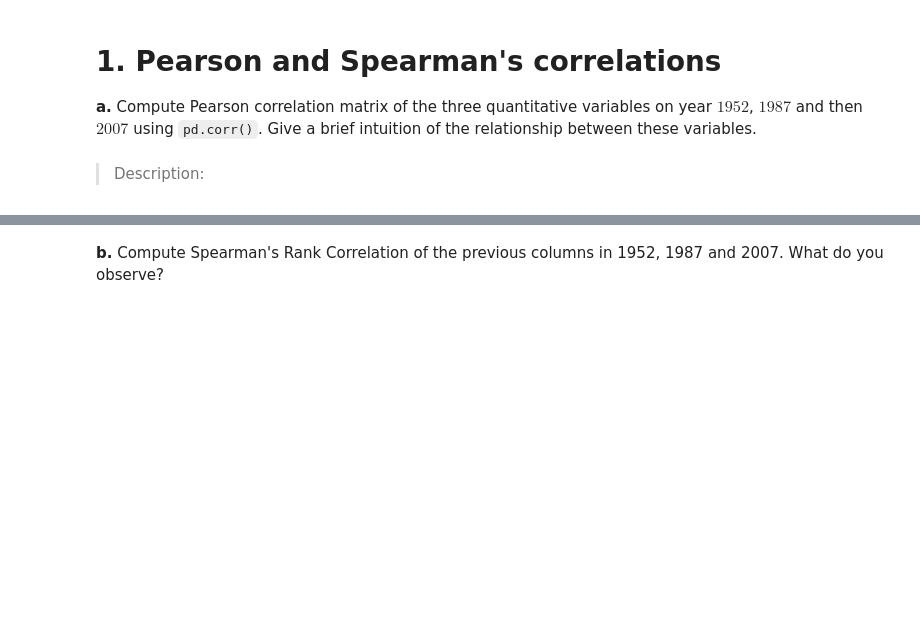
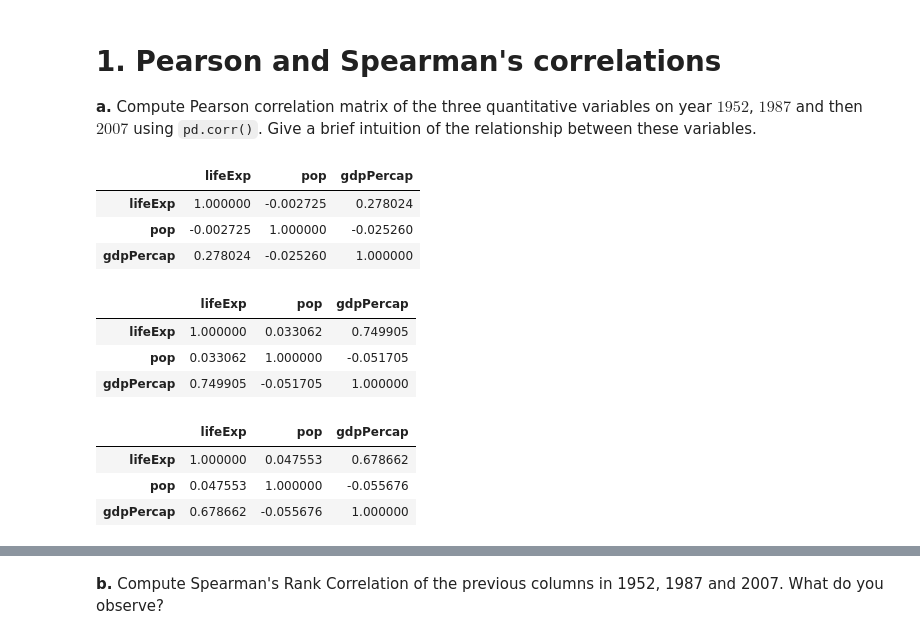
Before and after one commit to LaimengEung/inf-604-data-analysis-i-repo, a Jupyter notebook: Copy_of_Lab5_EDA.ipynb, the cells around one changed output, grey strips where cells are left out. Cells and saved outputs as stored; diff of their text form; code cells hidden in the pictures; blank space fills up the shorter version.

```diff
--- a/Copy_of_Lab5_EDA.ipynb
+++ b/Copy_of_Lab5_EDA.ipynb
@@ -36,2 +45,28 @@ gapminder.head()
-# %% [markdown]
-> Description:
+# %%
+data1952 = gapminder.query("year == 1952")
+data1987 = gapminder.query("year == 1987")
+data2007 = gapminder.query("year == 2007")
+
+# 1952
+data1952.iloc[:, -3:].corr().style.background_gradient()
+# %% [output]
+|  | lifeExp | pop | gdpPercap |
+| lifeExp | 1.000000 | -0.002725 | 0.278024 |
+| pop | -0.002725 | 1.000000 | -0.025260 |
+| gdpPercap | 0.278024 | -0.025260 | 1.000000 |
+# %%
+# 1987
+data1987.iloc[:, -3:].corr().style.background_gradient()
+# %% [output]
+|  | lifeExp | pop | gdpPercap |
+| lifeExp | 1.000000 | 0.033062 | 0.749905 |
+| pop | 0.033062 | 1.000000 | -0.051705 |
+| gdpPercap | 0.749905 | -0.051705 | 1.000000 |
+# %%
+# 2007
+data2007.iloc[:, -3:].corr().style.background_gradient()
+# %% [output]
+|  | lifeExp | pop | gdpPercap |
+| lifeExp | 1.000000 | 0.047553 | 0.678662 |
+| pop | 0.047553 | 1.000000 | -0.055676 |
+| gdpPercap | 0.678662 | -0.055676 | 1.000000 |
```
Also changed, not shown: parts of 11 cells of this notebook.
